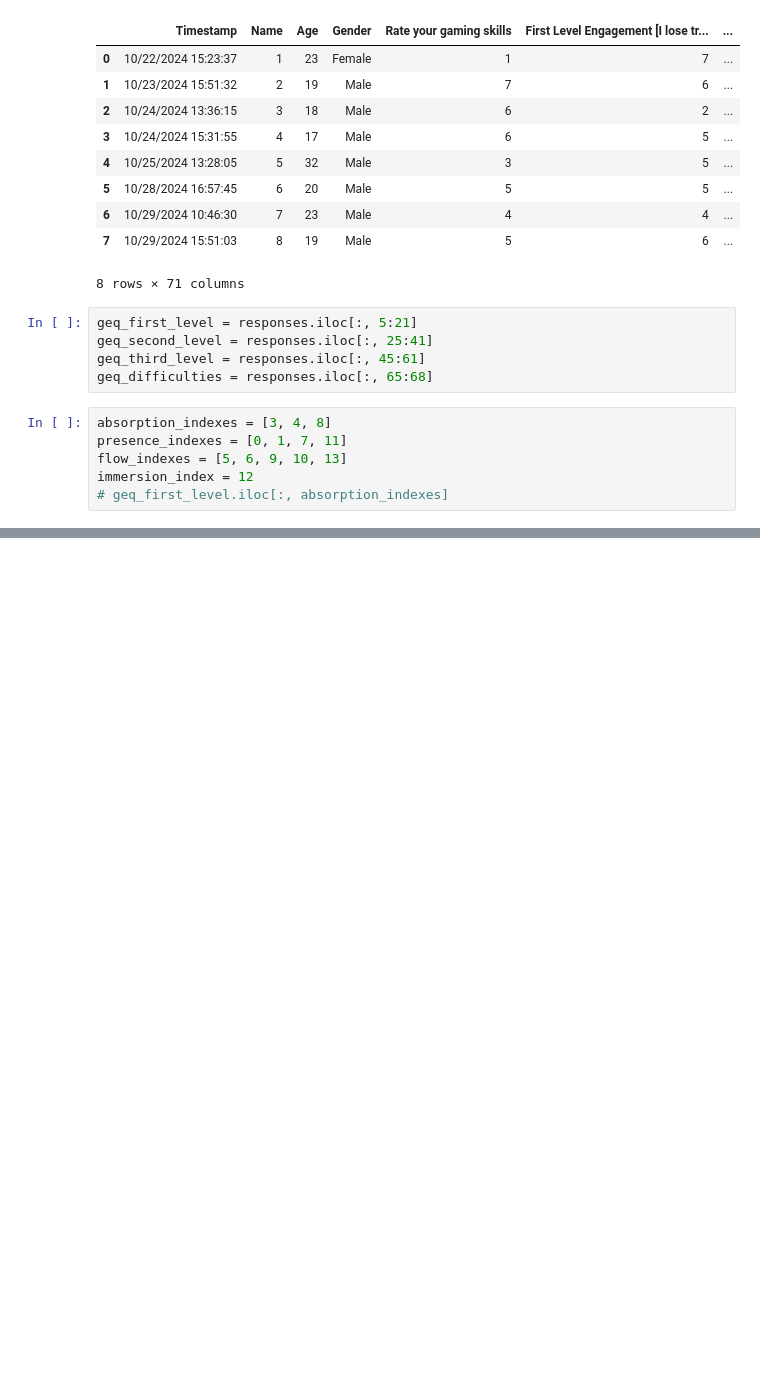
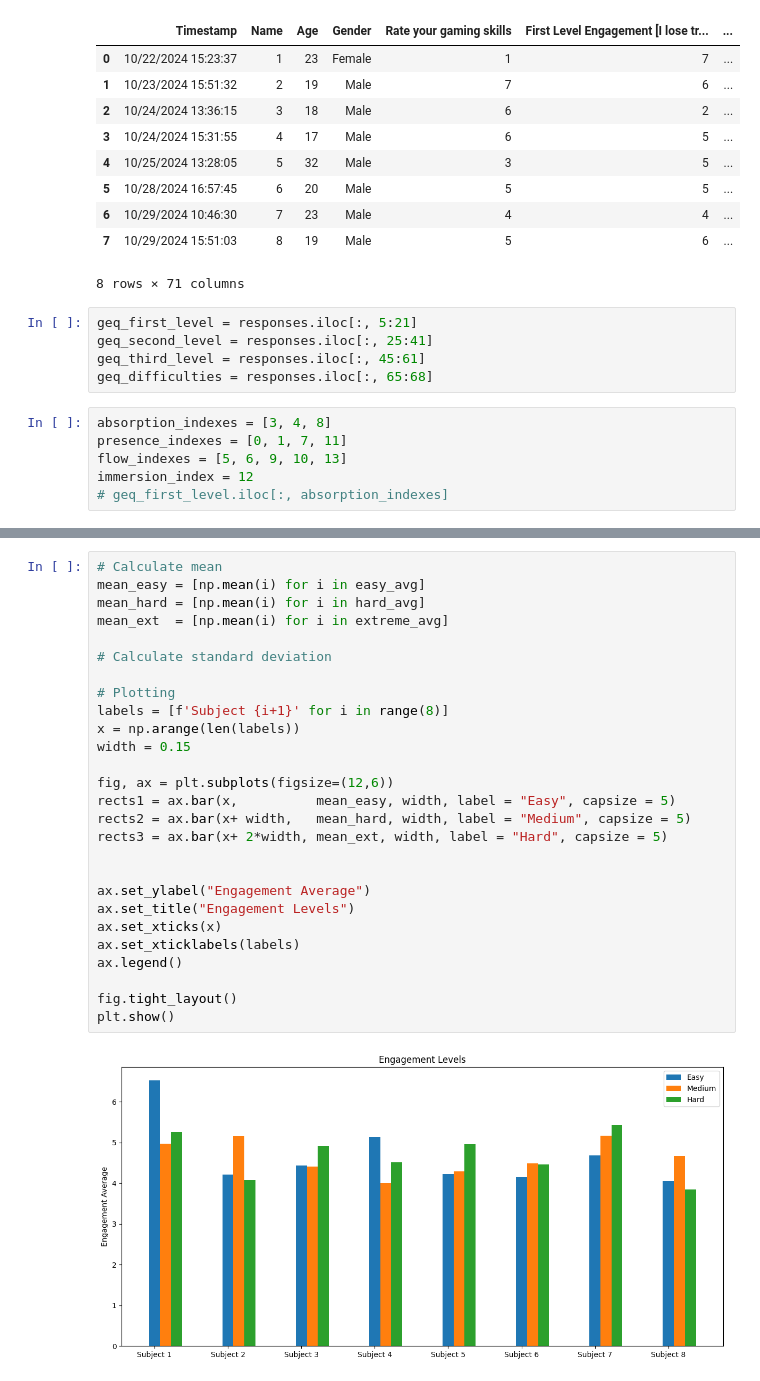
Before and after one commit to aaronjuma/EEGMario, a Jupyter notebook: Analysis/ResponseAnalysisSurvival.ipynb, the cells around one changed output, grey strips where cells are left out. Saved outputs shown, nothing was run; the diff lists cells and outputs as text; blank space fills up the shorter version.

```diff
--- a/Analysis/ResponseAnalysisSurvival.ipynb
+++ b/Analysis/ResponseAnalysisSurvival.ipynb
@@ -152,0 +153,29 @@ print(extreme_avg)
+# %%
+# Calculate mean
+mean_easy = [np.mean(i) for i in easy_avg]
+mean_hard = [np.mean(i) for i in hard_avg]
+mean_ext  = [np.mean(i) for i in extreme_avg]
+
+# Calculate standard deviation
+
+# Plotting
+labels = [f'Subject {i+1}' for i in range(8)]
+x = np.arange(len(labels))
+width = 0.15
+
+fig, ax = plt.subplots(figsize=(12,6))
+rects1 = ax.bar(x,          mean_easy, width, label = "Easy", capsize = 5)
+rects2 = ax.bar(x+ width,   mean_hard, width, label = "Medium", capsize = 5)
+rects3 = ax.bar(x+ 2*width, mean_ext, width, label = "Hard", capsize = 5)
+
+
+ax.set_ylabel("Engagement Average")
+ax.set_title("Engagement Levels")
+ax.set_xticks(x)
+ax.set_xticklabels(labels)
+ax.legend()
+
+fig.tight_layout()
+plt.show()
+# %% [output]
+[figure, added]
```
Also changed, not shown: parts of 3 cells of this notebook, 1 other file.
